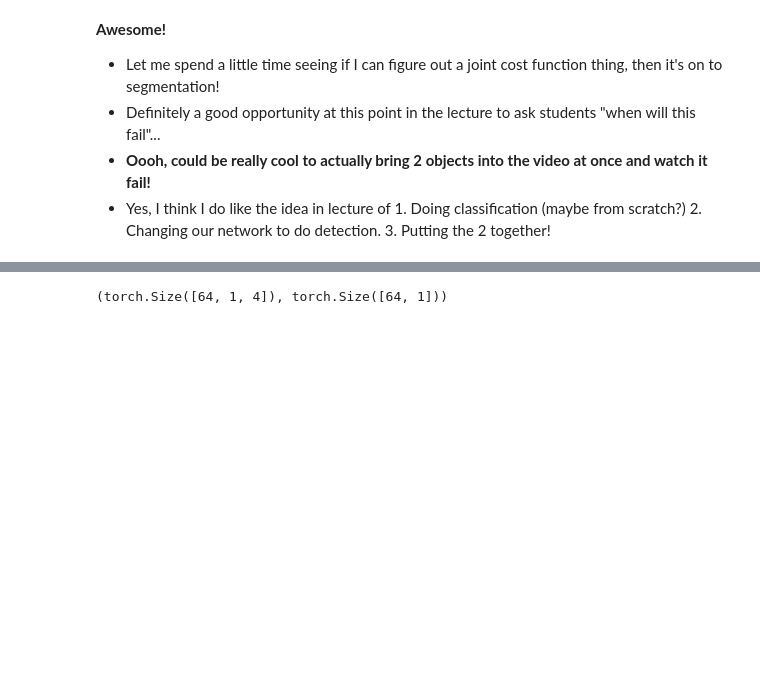
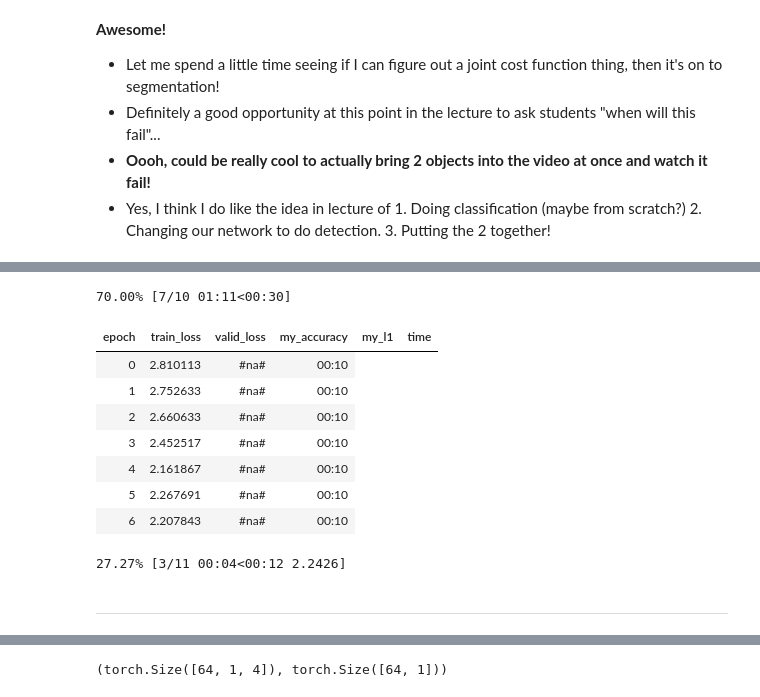
Before and after one commit to unccv/deep_learning_for_computer_vision, a Jupyter notebook: dev/BBC Experiment [Part 3 - More Object Detection].ipynb, the cells around one changed output, grey strips where cells are left out. Drawn from its saved outputs; the diff is of its cells as text; code cells hidden in the pictures; blank space fills up the shorter version.

```diff
--- a/dev/BBC Experiment [Part 3 - More Object Detection].ipynb
+++ b/dev/BBC Experiment [Part 3 - More Object Detection].ipynb
@@ -276,0 +313,3 @@ learn=cnn_learner(data, models.resnet34, custom_head=custom_head, loss_func=MyLo
+# %%
+lr=5e-5
+learn.fit_one_cycle(4, slice(lr/10, lr))
@@ -276,0 +324,13 @@ learn=cnn_learner(data, models.resnet34, custom_head=custom_head, loss_func=MyLo
+# %%
+learn.lr_find()
+# %% [output]
+70.00% [7/10 01:11<00:30]
+| epoch | train_loss | valid_loss | my_accuracy | my_l1 | time |
+| 0 | 2.810113 | #na# | 00:10 |
+| 1 | 2.752633 | #na# | 00:10 |
+| 2 | 2.660633 | #na# | 00:10 |
+| 3 | 2.452517 | #na# | 00:10 |
+| 4 | 2.161867 | #na# | 00:10 |
+| 5 | 2.267691 | #na# | 00:10 |
+| 6 | 2.207843 | #na# | 00:10 |
+27.27% [3/11 00:04<00:12 2.2426]
@@ -276,0 +344,2 @@ learn=cnn_learner(data, models.resnet34, custom_head=custom_head, loss_func=MyLo
+# %% [markdown]
+---
```
Also changed, not shown: parts of 29 cells of this notebook.
